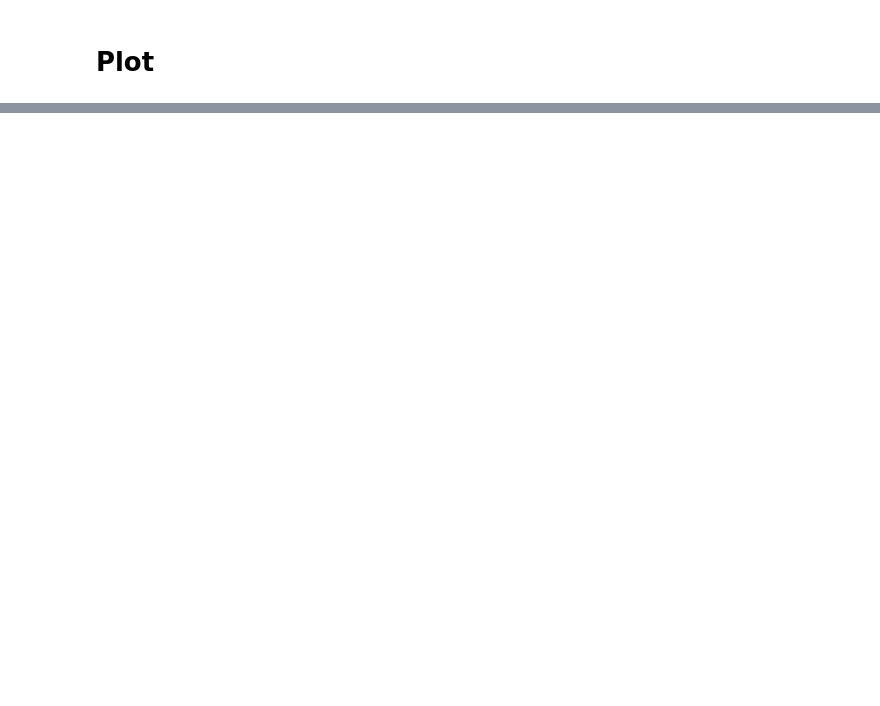
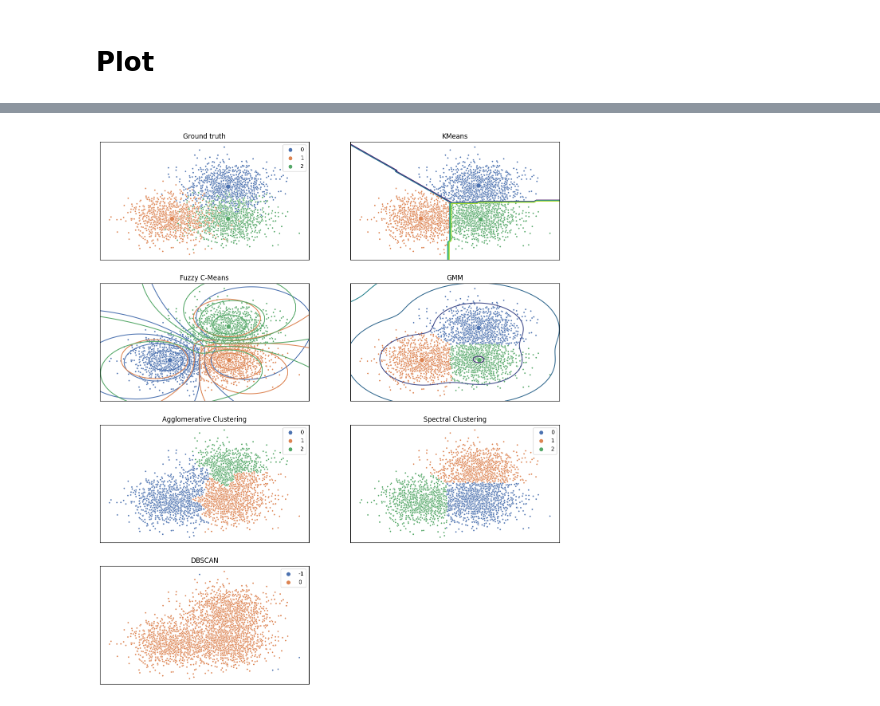
Before and after one commit to CharlesAttend/M2-DAC, a Jupyter notebook: XAI/TME/TME9/TME9.ipynb, the cells around one changed output, grey strips where cells are left out. Drawn from its saved outputs; the diff is of its cells as text; code cells hidden in the pictures; blank space fills up the shorter version.

```diff
--- a/XAI/TME/TME9/TME9.ipynb
+++ b/XAI/TME/TME9/TME9.ipynb
@@ -571,0 +577,7 @@ plt.show()
+# %%
+centers = np.array([[1, 1], [-1, -1], [1, -1]])
+n_clusters = len(centers)
+X, labels_true = make_blobs(n_samples=3000, centers=centers, cluster_std=0.7)
+experim(X, n_clusters, labels_true, centers)
+# %% [output]
+[figure, added]
```
Also changed, not shown: parts of 23 cells of this notebook.
